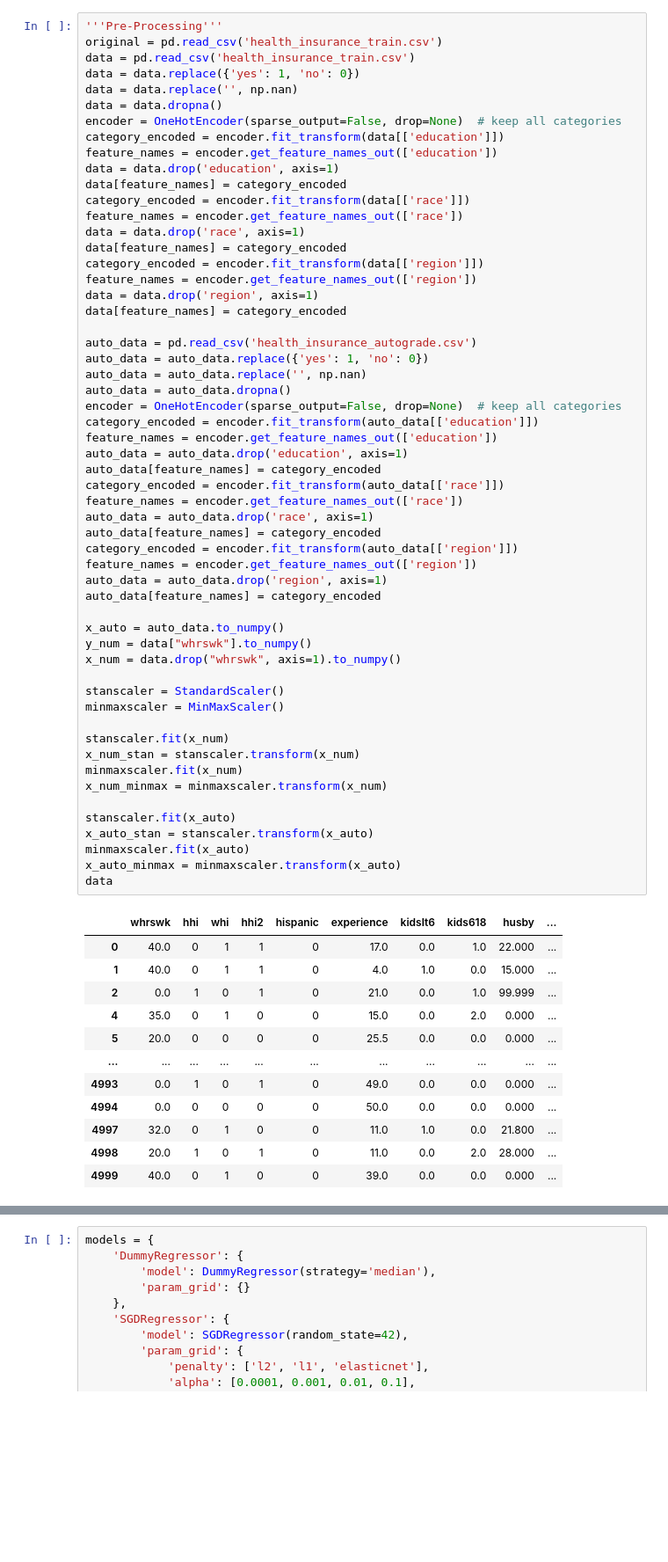
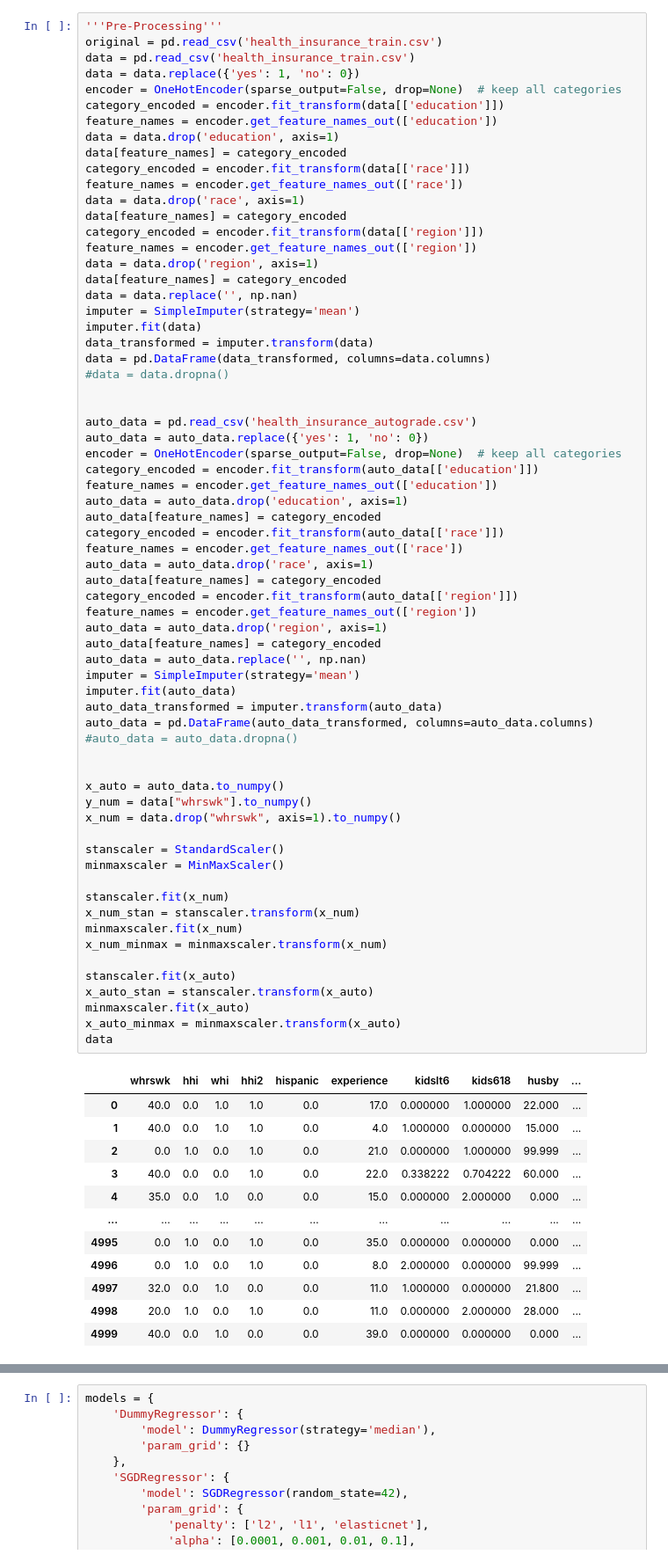
Before and after one commit to gungorman/ML-Group-69, a Jupyter notebook: final-ML.ipynb, the cells around one changed output, grey strips where cells are left out. Shown at 88% size. Drawn from its saved outputs; the diff is of its cells as text; blank space fills up the shorter version.

```diff
--- a/final-ML.ipynb
+++ b/final-ML.ipynb
@@ -26,8 +27,6 @@ warnings.filterwarnings('ignore')
 original = pd.read_csv('health_insurance_train.csv')
 data = pd.read_csv('health_insurance_train.csv')
 data = data.replace({'yes': 1, 'no': 0})
-data = data.replace('', np.nan)
-data = data.dropna()
 encoder = OneHotEncoder(sparse_output=False, drop=None)  # keep all categories
 category_encoded = encoder.fit_transform(data[['education']])
 feature_names = encoder.get_feature_names_out(['education'])
@@ -41,52 +40,64 @@ category_encoded = encoder.fit_transform(data[['region']])
 feature_names = encoder.get_feature_names_out(['region'])
 data = data.drop('region', axis=1)
 data[feature_names] = category_encoded
+data = data.replace('', np.nan)
+imputer = SimpleImputer(strategy='mean')
+imputer.fit(data)
+data_transformed = imputer.transform(data)
+data = pd.DataFrame(data_transformed, columns=data.columns)
+#data = data.dropna()
+
 
 auto_data = pd.read_csv('health_insurance_autograde.csv')
 auto_data = auto_data.replace({'yes': 1, 'no': 0})
-auto_data = auto_data.replace('', np.nan)
-auto_data = auto_data.dropna()
 encoder = OneHotEncoder(sparse_output=False, drop=None)  # keep all categories
 category_encoded = encoder.fit_transform(auto_data[['education']])
 feature_names = encoder.get_feature_names_out(['education'])
 auto_data = auto_data.drop('education', axis=1)
 auto_data[feature_names] = category_encoded
 category_encoded = encoder.fit_transform(auto_data[['race']])
 feature_names = encoder.get_feature_names_out(['race'])
 auto_data = auto_data.drop('race', axis=1)
 auto_data[feature_names] = category_encoded
 category_encoded = encoder.fit_transform(auto_data[['region']])
 feature_names = encoder.get_feature_names_out(['region'])
 auto_data = auto_data.drop('region', axis=1)
 auto_data[feature_names] = category_encoded
+auto_data = auto_data.replace('', np.nan)
+imputer = SimpleImputer(strategy='mean')
+imputer.fit(auto_data)
+auto_data_transformed = imputer.transform(auto_data)
+auto_data = pd.DataFrame(auto_data_transformed, columns=auto_data.columns)
+#auto_data = auto_data.dropna()
+
 
 x_auto = auto_data.to_numpy()
 y_num = data["whrswk"].to_numpy()
 x_num = data.drop("whrswk", axis=1).to_numpy()
 
 stanscaler = StandardScaler()
 minmaxscaler = MinMaxScaler()
 
 stanscaler.fit(x_num)
 x_num_stan = stanscaler.transform(x_num)
 minmaxscaler.fit(x_num)
 x_num_minmax = minmaxscaler.transform(x_num)
 
 stanscaler.fit(x_auto)
 x_auto_stan = stanscaler.transform(x_auto)
 minmaxscaler.fit(x_auto)
 x_auto_minmax = minmaxscaler.transform(x_auto)
 data
 # %% [output]
 |  | whrswk | hhi | whi | hhi2 | hispanic | experience | kidslt6 | kids618 | husby | ... |
-| 0 | 40.0 | 0 | 1 | 1 | 0 | 17.0 | 0.0 | 1.0 | 22.000 | ... |
-| 1 | 40.0 | 0 | 1 | 1 | 0 | 4.0 | 1.0 | 0.0 | 15.000 | ... |
-| 2 | 0.0 | 1 | 0 | 1 | 0 | 21.0 | 0.0 | 1.0 | 99.999 | ... |
-| 4 | 35.0 | 0 | 1 | 0 | 0 | 15.0 | 0.0 | 2.0 | 0.000 | ... |
-| 5 | 20.0 | 0 | 0 | 0 | 0 | 25.5 | 0.0 | 0.0 | 0.000 | ... |
+| 0 | 40.0 | 0.0 | 1.0 | 1.0 | 0.0 | 17.0 | 0.000000 | 1.000000 | 22.000 | ... |
+| 1 | 40.0 | 0.0 | 1.0 | 1.0 | 0.0 | 4.0 | 1.000000 | 0.000000 | 15.000 | ... |
+| 2 | 0.0 | 1.0 | 0.0 | 1.0 | 0.0 | 21.0 | 0.000000 | 1.000000 | 99.999 | ... |
+| 3 | 40.0 | 0.0 | 0.0 | 1.0 | 0.0 | 22.0 | 0.338222 | 0.704222 | 60.000 | ... |
+| 4 | 35.0 | 0.0 | 1.0 | 0.0 | 0.0 | 15.0 | 0.000000 | 2.000000 | 0.000 | ... |
 | ... | ... | ... | ... | ... | ... | ... | ... | ... | ... | ... |
-| 4993 | 0.0 | 1 | 0 | 1 | 0 | 49.0 | 0.0 | 0.0 | 0.000 | ... |
-| 4994 | 0.0 | 0 | 0 | 0 | 0 | 50.0 | 0.0 | 0.0 | 0.000 | ... |
-| 4997 | 32.0 | 0 | 1 | 0 | 0 | 11.0 | 1.0 | 0.0 | 21.800 | ... |
-| 4998 | 20.0 | 1 | 0 | 1 | 0 | 11.0 | 0.0 | 2.0 | 28.000 | ... |
-| 4999 | 40.0 | 0 | 1 | 0 | 0 | 39.0 | 0.0 | 0.0 | 0.000 | ... |
+| 4995 | 0.0 | 1.0 | 0.0 | 1.0 | 0.0 | 35.0 | 0.000000 | 0.000000 | 0.000 | ... |
+| 4996 | 0.0 | 1.0 | 0.0 | 1.0 | 0.0 | 8.0 | 2.000000 | 0.000000 | 99.999 | ... |
+| 4997 | 32.0 | 0.0 | 1.0 | 0.0 | 0.0 | 11.0 | 1.000000 | 0.000000 | 21.800 | ... |
+| 4998 | 20.0 | 1.0 | 0.0 | 1.0 | 0.0 | 11.0 | 0.000000 | 2.000000 | 28.000 | ... |
+| 4999 | 40.0 | 0.0 | 1.0 | 0.0 | 0.0 | 39.0 | 0.000000 | 0.000000 | 0.000 | ... |
```
Also changed, not shown: parts of 11 cells of this notebook, 1 other file.
